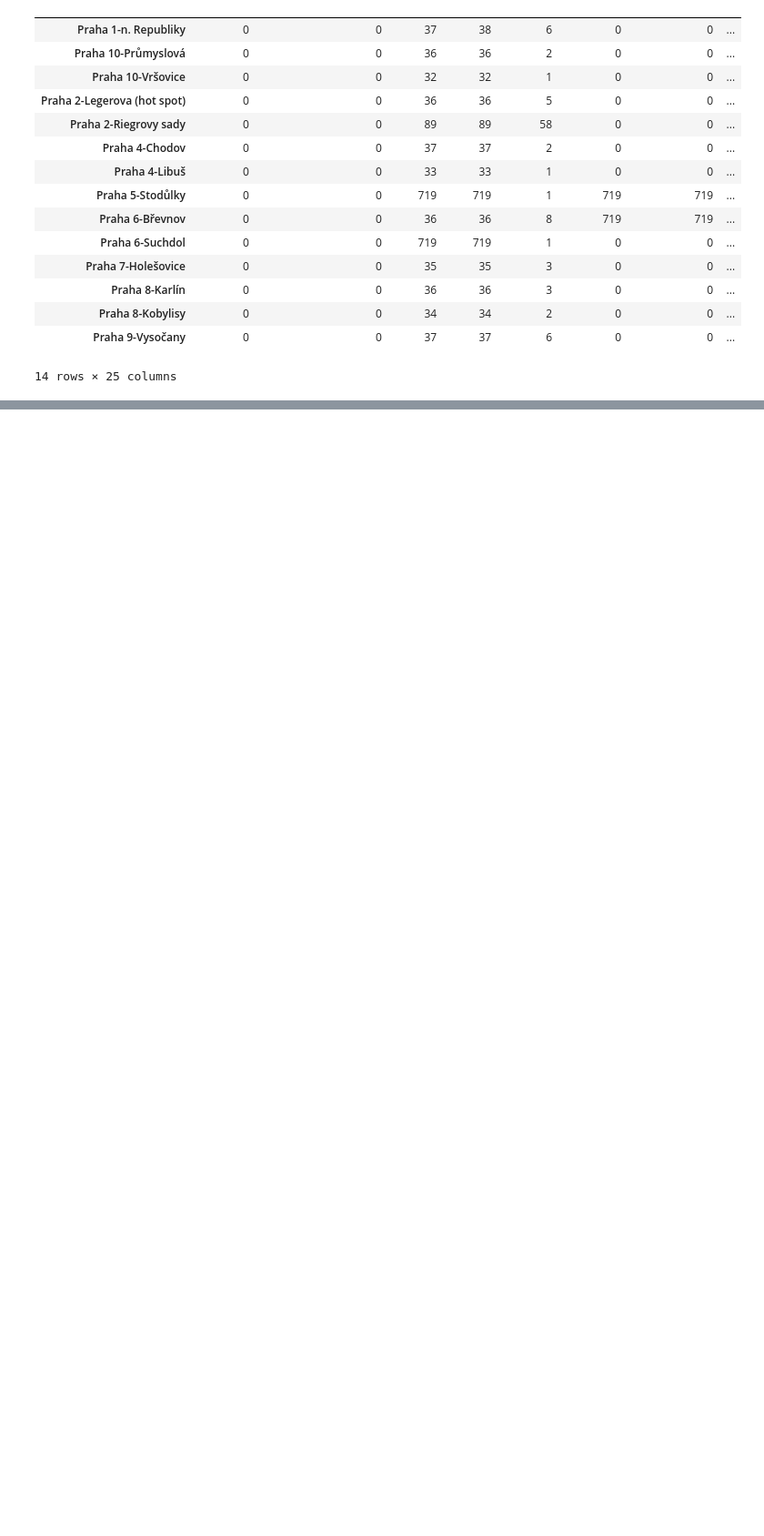
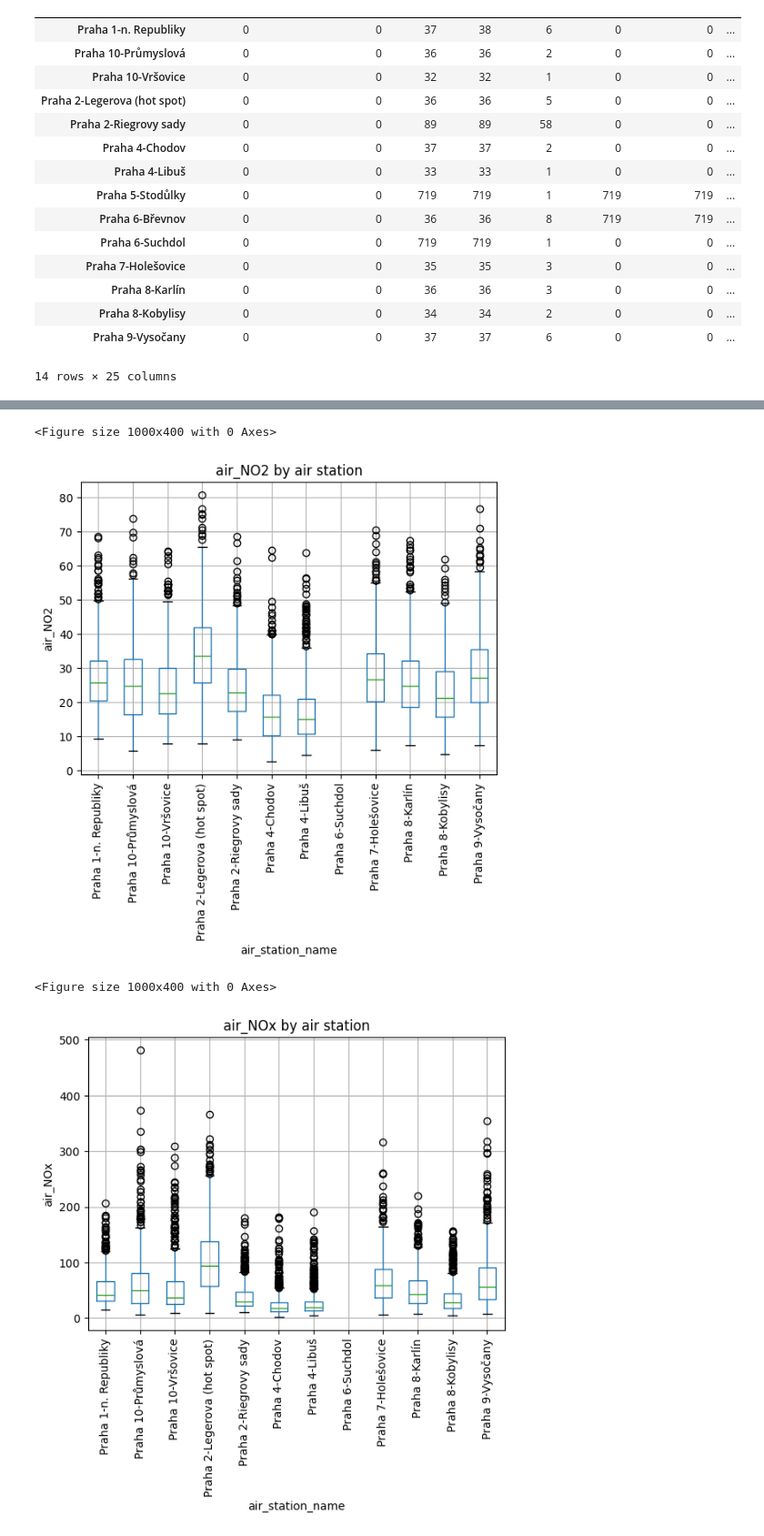
Before and after one commit to jayjay7788/Data-Processing-in-Python---Project, a Jupyter notebook: notebooks/data processing draft.ipynb, the cells around one changed output, grey strips where cells are left out. Shown at 91% size. Saved outputs shown, nothing was run; the diff lists cells and outputs as text; code cells hidden in the pictures; blank space fills up the shorter version.

```diff
--- a/notebooks/data processing draft.ipynb
+++ b/notebooks/data processing draft.ipynb
@@ -803,0 +982,13 @@ missing_by_station_cleaned
+# %%
+for col in target_cols:
+    plt.figure(figsize=(10, 4))
+    df.boxplot(column=col, by="air_station_name", rot=90)
+    plt.title(f"{col} by air station")
+    plt.suptitle("")
+    plt.ylabel(col)
+    plt.show()
+# %% [output]
+<Figure size 1000x400 with 0 Axes>
+[figure, added]
+<Figure size 1000x400 with 0 Axes>
+[figure, added]
```
Also changed, not shown: parts of 32 cells of this notebook, 1 other file.
